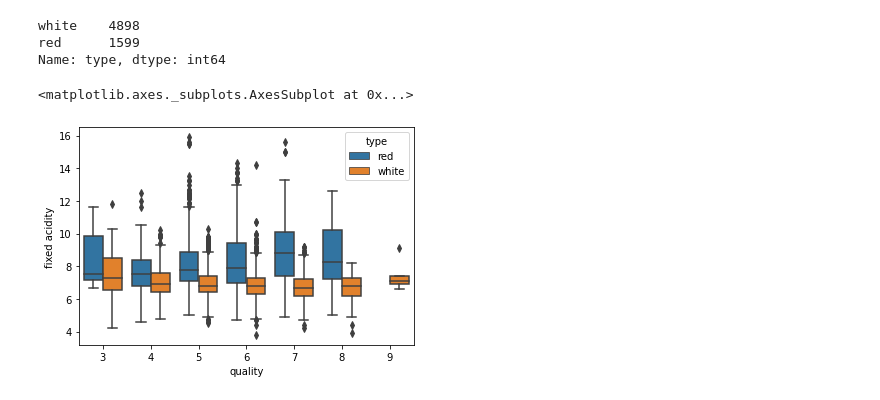
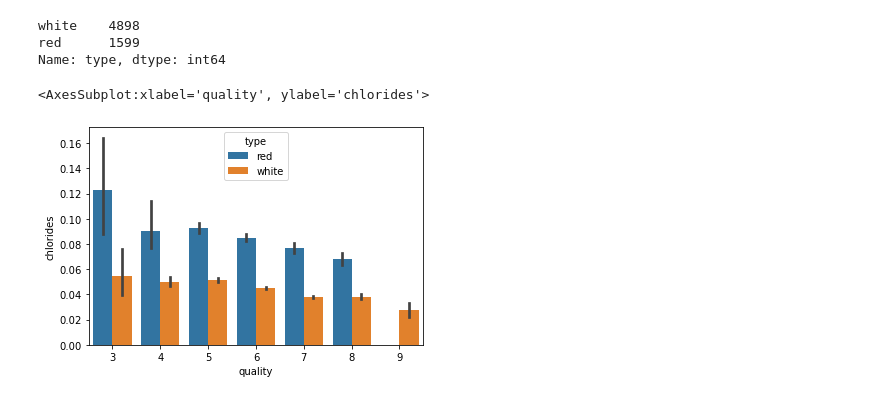
Before and after one commit to delwester/Springboard, a Jupyter notebook: Capstone2/Capstone_2_EDA.ipynb, the cells around one changed output. Drawn from its saved outputs; the diff is of its cells as text; code cells hidden in the pictures.

```diff
--- a/Capstone2/Capstone_2_EDA.ipynb
+++ b/Capstone2/Capstone_2_EDA.ipynb
@@ -102,7 +102,9 @@ red      1599
 Name: type, dtype: int64
 # %%
 #boxplots quality vs target
-sns.boxplot(y='fixed acidity', x='quality', data=df, hue='type')
+sns.barplot(y='chlorides', x='quality', data=df, hue='type')
+
+# as chlorides go down, quality goes up
 # %% [output]
-<matplotlib.axes._subplots.AxesSubplot at 0x...>
+<AxesSubplot:xlabel='quality', ylabel='chlorides'>
-[figure, old version]
+[figure, new version]
```
Also changed, not shown: parts of 23 cells of this notebook, 2 other files.
